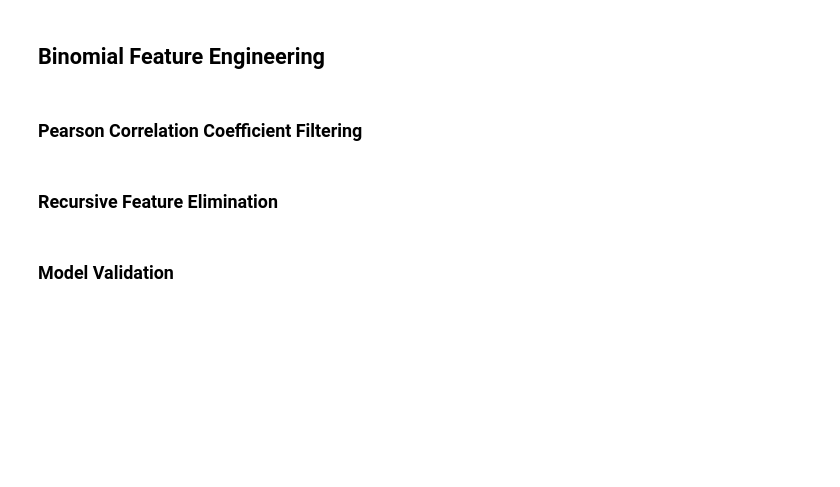
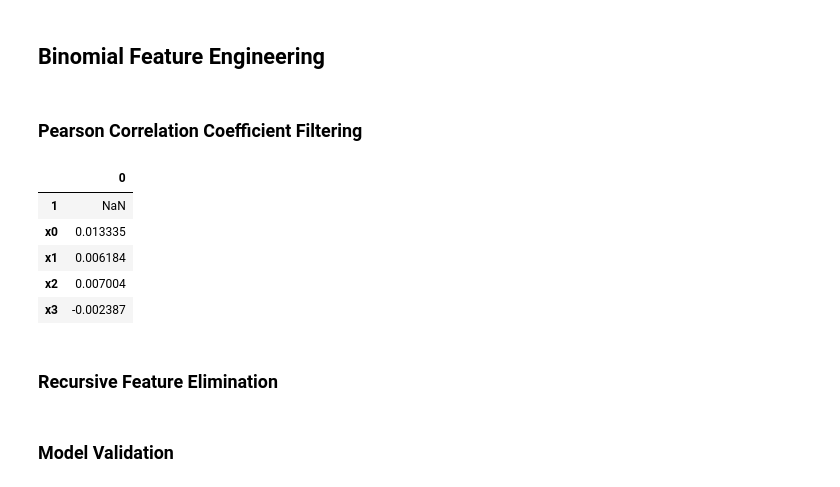
Before and after one commit to arthursjkim/King_County_Housing_Project, a Jupyter notebook: main.ipynb, the cells around one changed output. Drawn from its saved outputs; the diff is of its cells as text; code cells hidden in the pictures; blank space fills up the shorter version.

```diff
--- a/main.ipynb
+++ b/main.ipynb
@@ -828,0 +713,4 @@ print("m3df model test score:", m3df_test_score_100)
+# %%
+#create linear regression model for price and setting up cross validation (x3)
+model3_20 = LinearRegression()
+model3_20.fit(X_train[key_cols['key_cols_20']], y_train);
@@ -828,0 +747,4 @@ print("m3df model test score:", m3df_test_score_100)
+# %%
+#create linear regression model for price and setting up cross validation (x3)
+model3_50 = LinearRegression()
+model3_50.fit(X_train[key_cols['key_cols_50']], y_train);
@@ -828,0 +781,4 @@ print("m3df model test score:", m3df_test_score_100)
+# %%
+#create linear regression model for price and setting up cross validation (x3)
+model3_100 = LinearRegression()
+model3_100.fit(X_train[key_cols['key_cols_100']], y_train);
@@ -838,15 +833,22 @@ pf = PolynomialFeatures(degree=2)
 pf.fit(X_scaled);
 # %%
 #Training/tranforming the data using the fit pf object. Formatting as DataFrame for ease of use
-pdf_train = pd.DataFrame(pf.transform(X_train2), columns = pf.get_feature_names())
-pdf_test = pd.DataFrame(pf.transform(X_test2), columns = pf.get_feature_names())
+pdf_train = pd.DataFrame(pf.transform(X_train), columns = pf.get_feature_names())
+pdf_test = pd.DataFrame(pf.transform(X_test), columns = pf.get_feature_names())
 # %% [markdown]
 ### Pearson Correlation Coefficient Filtering
 # %%
 #calculating corr to the df with polynomial features to the train y values
-correlations = pdf_train.corrwith(ln_y_train)
+correlations = pdf_train.corrwith(y_train)
 correlations_df = pd.DataFrame(correlations)
 correlations_df.head()
+# %% [output]
+|  | 0 |
+| 1 | NaN |
+| x0 | 0.013335 |
+| x1 | 0.006184 |
+| x2 | 0.007004 |
+| x3 | -0.002387 |
 # %%
 #NaN values represent columns containing 0 values, we wont need to consider these
 correlations_df.dropna(inplace=True)
```
Also changed, not shown: parts of 135 cells of this notebook.
